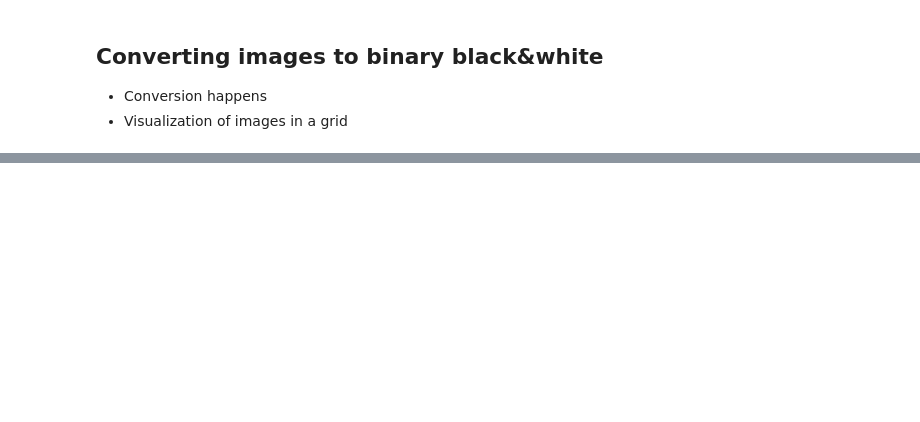
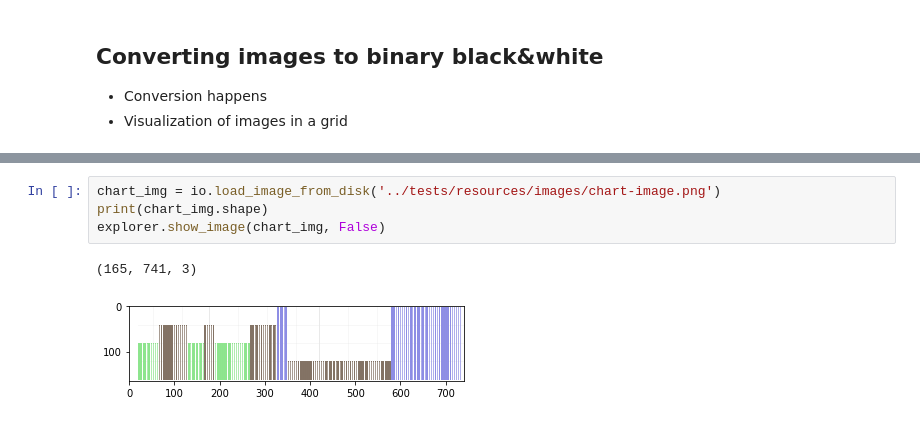
Before and after one commit to arcus-azure/arcus.ml, a Jupyter notebook: samples/images_operations.ipynb, the cells around one changed output, grey strips where cells are left out. Drawn from its saved outputs; the diff is of its cells as text; blank space fills up the shorter version.

```diff
--- a/samples/images_operations.ipynb
+++ b/samples/images_operations.ipynb
@@ -40,0 +69,7 @@ explorer.visualize({'bw': bw_lungs}, 4)
+# %%
+chart_img = io.load_image_from_disk('../tests/resources/images/chart-image.png')
+print(chart_img.shape)
+explorer.show_image(chart_img, False)
+# %% [output]
+(165, 741, 3)
+[figure, added]
```
Also changed, not shown: parts of 15 cells of this notebook, 10 other files.
